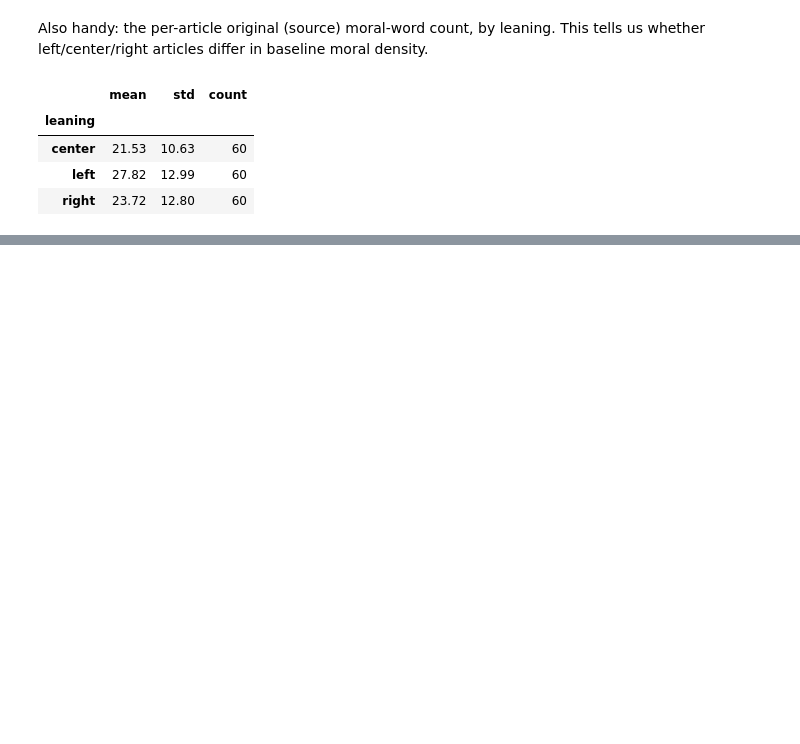
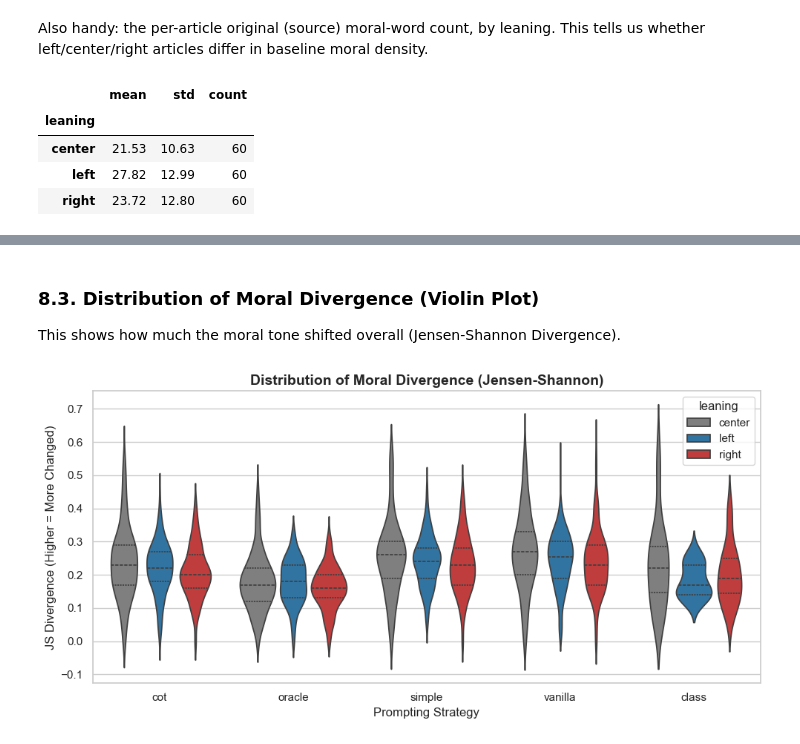
Before and after one commit to AnishDeshpande1/moral-summarization-nlp4society, a Jupyter notebook: notebooks/Political_fairness_audit.ipynb, the cells around one changed output, grey strips where cells are left out. Drawn from its saved outputs; the diff is of its cells as text; code cells hidden in the pictures; blank space fills up the shorter version.

```diff
--- a/notebooks/Political_fairness_audit.ipynb
+++ b/notebooks/Political_fairness_audit.ipynb
@@ -133,0 +345,23 @@ original_moral_density
+# %% [markdown]
+### 8.3. Distribution of Moral Divergence (Violin Plot)
+This shows how much the moral tone shifted overall (Jensen-Shannon Divergence).
+# %%
+if 'moral_div' in df_summaries.columns:
+    plt.figure(figsize=(10, 5))
+    sns.violinplot(
+        data=df_summaries,
+        x='prompting_method',
+        y='moral_div',
+        hue='leaning',
+        palette=ideology_colors,
+        split=False,
+        inner="quartile"
+    )
+    plt.title('Distribution of Moral Divergence (Jensen-Shannon)', fontsize=14, fontweight='bold')
+    plt.xlabel('Prompting Strategy', fontsize=12)
+    plt.ylabel('JS Divergence (Higher = More Changed)', fontsize=12)
+    plt.tight_layout()
+    plt.savefig('fig3_moral_divergence_violin.png', dpi=300)
+    plt.show()
+# %% [output]
+[figure, added]
```
Also changed, not shown: parts of 18 cells of this notebook.
